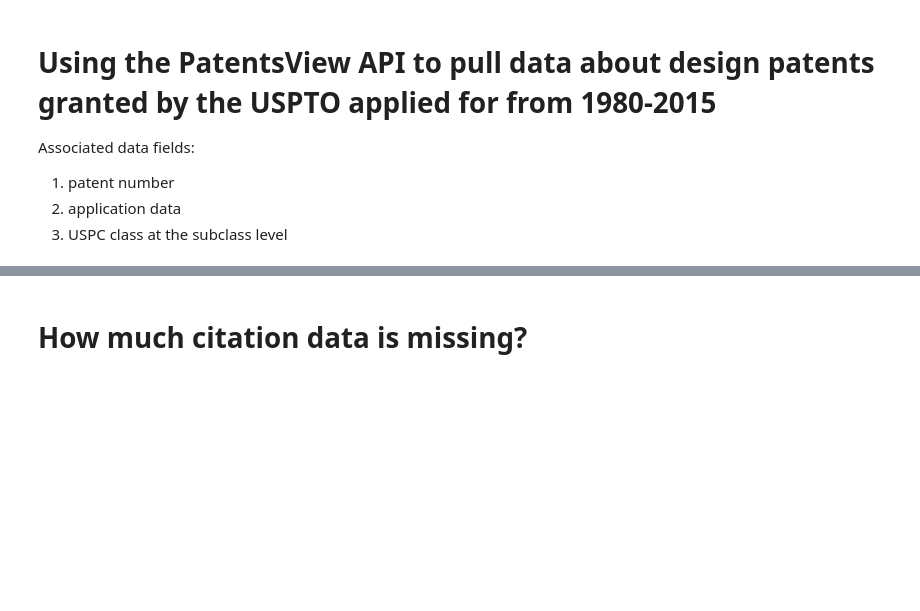
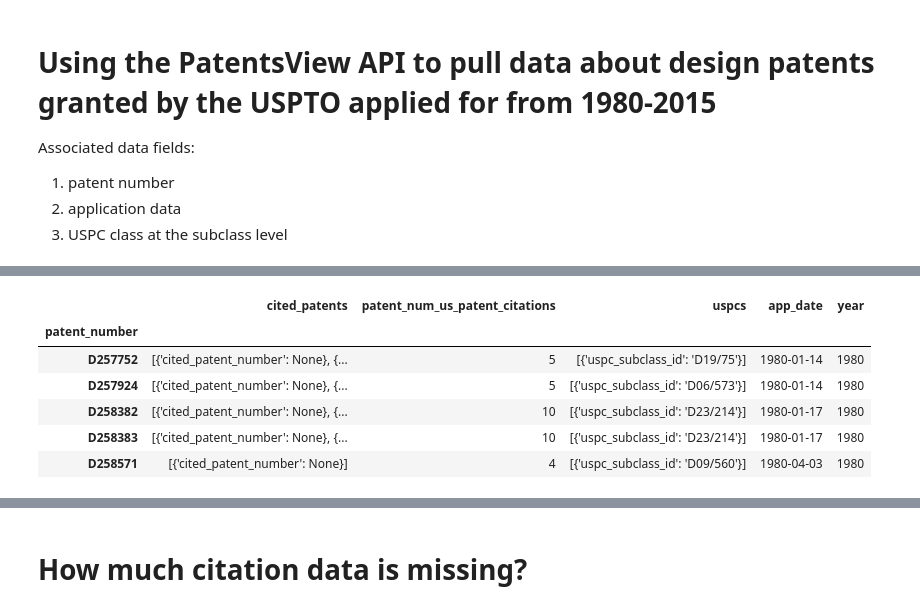
Before and after one commit to TieraLee/patents, a Jupyter notebook: dataPull.ipynb, the cells around one changed output, grey strips where cells are left out. Cells and saved outputs as stored; diff of their text form; code cells hidden in the pictures; blank space fills up the shorter version.

```diff
--- a/dataPull.ipynb
+++ b/dataPull.ipynb
@@ -140,0 +142,10 @@ for year in range(1980,2016):
+# %%
+by_year.head()
+# %% [output]
+|  | cited_patents | patent_num_us_patent_citations | uspcs | app_date | year |
+| patent_number |  |  |  |  |  |
+| D257752 | [{'cited_patent_number': None}, {... | 5 | [{'uspc_subclass_id': 'D19/75'}] | 1980-01-14 | 1980 |
+| D257924 | [{'cited_patent_number': None}, {... | 5 | [{'uspc_subclass_id': 'D06/573'}] | 1980-01-14 | 1980 |
+| D258382 | [{'cited_patent_number': None}, {... | 10 | [{'uspc_subclass_id': 'D23/214'}] | 1980-01-17 | 1980 |
+| D258383 | [{'cited_patent_number': None}, {... | 10 | [{'uspc_subclass_id': 'D23/214'}] | 1980-01-17 | 1980 |
+| D258571 | [{'cited_patent_number': None}] | 4 | [{'uspc_subclass_id': 'D09/560'}] | 1980-04-03 | 1980 |
```
Also changed, not shown: parts of 41 cells of this notebook, 1 other file.
